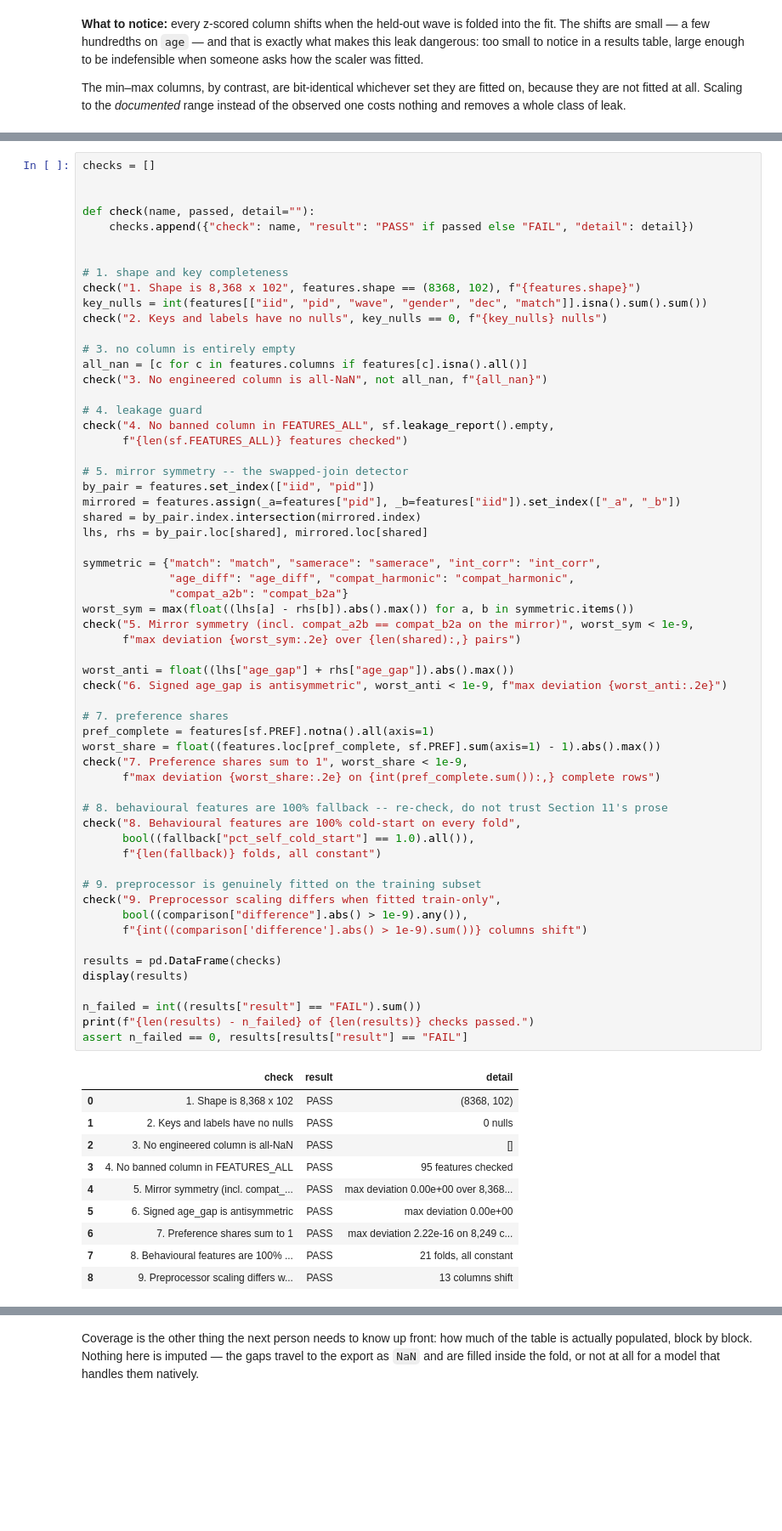
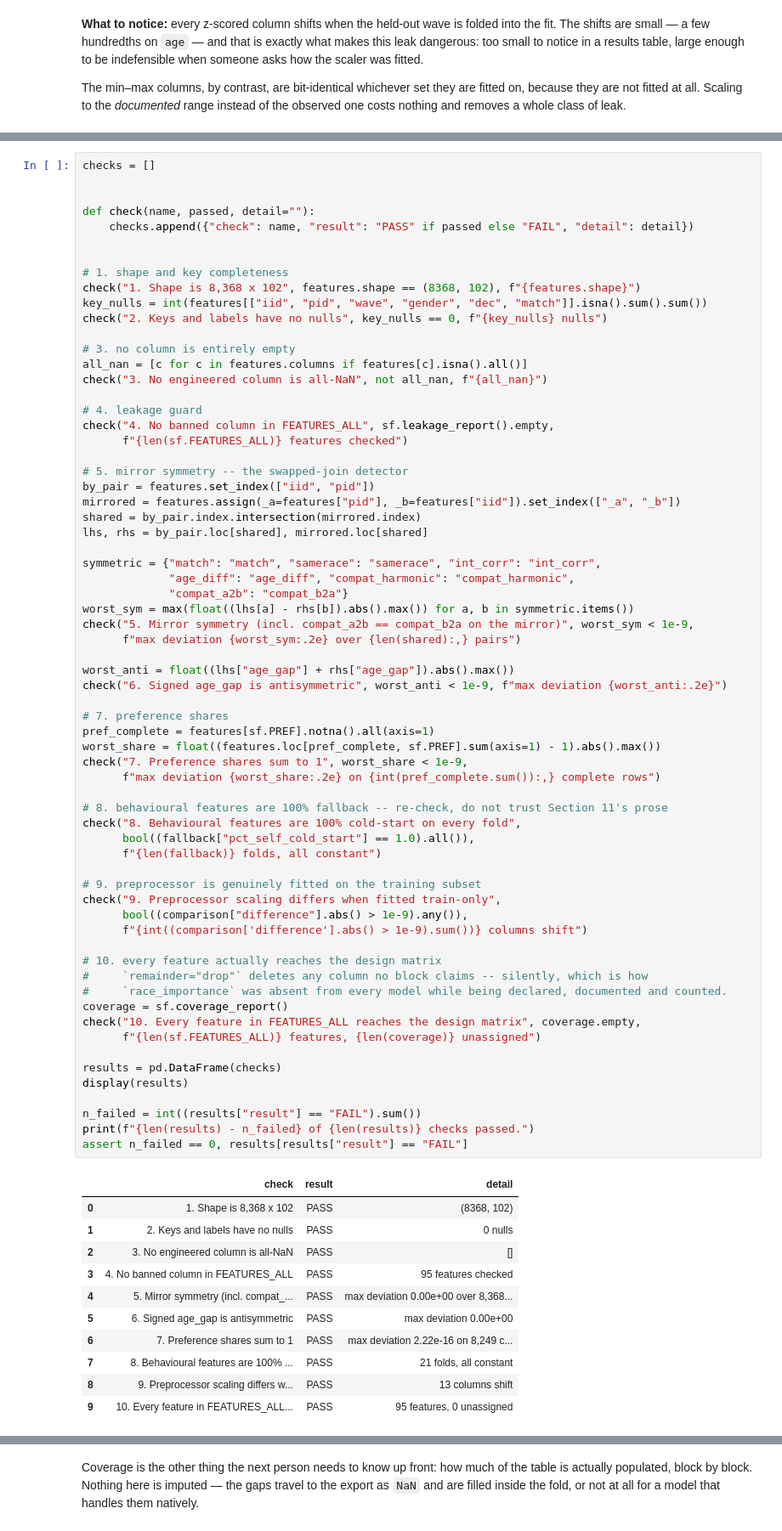
Before and after one commit to lerenardrouxx/speed_dating_experiment, a Jupyter notebook: 02_Speed_Dating_Feature_Engineering.ipynb, the cells around one changed output, grey strips where cells are left out. Shown at 85% size. Cells and saved outputs as stored; diff of their text form; blank space fills up the shorter version.

```diff
--- a/02_Speed_Dating_Feature_Engineering.ipynb
+++ b/02_Speed_Dating_Feature_Engineering.ipynb
@@ -854,30 +855,38 @@ worst_share = float((features.loc[pref_complete, sf.PREF].sum(axis=1) - 1).abs()
 check("7. Preference shares sum to 1", worst_share < 1e-9,
       f"max deviation {worst_share:.2e} on {int(pref_complete.sum()):,} complete rows")
 
 # 8. behavioural features are 100% fallback -- re-check, do not trust Section 11's prose
 check("8. Behavioural features are 100% cold-start on every fold",
       bool((fallback["pct_self_cold_start"] == 1.0).all()),
       f"{len(fallback)} folds, all constant")
 
 # 9. preprocessor is genuinely fitted on the training subset
 check("9. Preprocessor scaling differs when fitted train-only",
       bool((comparison["difference"].abs() > 1e-9).any()),
       f"{int((comparison['difference'].abs() > 1e-9).sum())} columns shift")
 
+# 10. every feature actually reaches the design matrix
+#     `remainder="drop"` deletes any column no block claims -- silently, which is how
+#     `race_importance` was absent from every model while being declared, documented and counted.
+coverage = sf.coverage_report()
+check("10. Every feature in FEATURES_ALL reaches the design matrix", coverage.empty,
+      f"{len(sf.FEATURES_ALL)} features, {len(coverage)} unassigned")
+
 results = pd.DataFrame(checks)
 display(results)
 
 n_failed = int((results["result"] == "FAIL").sum())
 print(f"{len(results) - n_failed} of {len(results)} checks passed.")
 assert n_failed == 0, results[results["result"] == "FAIL"]
 # %% [output]
 |  | check | result | detail |
 | 0 | 1. Shape is 8,368 x 102 | PASS | (8368, 102) |
 | 1 | 2. Keys and labels have no nulls | PASS | 0 nulls |
 | 2 | 3. No engineered column is all-NaN | PASS | [] |
 | 3 | 4. No banned column in FEATURES_ALL | PASS | 95 features checked |
 | 4 | 5. Mirror symmetry (incl. compat_... | PASS | max deviation 0.00e+00 over 8,368... |
 | 5 | 6. Signed age_gap is antisymmetric | PASS | max deviation 0.00e+00 |
 | 6 | 7. Preference shares sum to 1 | PASS | max deviation 2.22e-16 on 8,249 c... |
 | 7 | 8. Behavioural features are 100% ... | PASS | 21 folds, all constant |
 | 8 | 9. Preprocessor scaling differs w... | PASS | 13 columns shift |
+| 9 | 10. Every feature in FEATURES_ALL... | PASS | 95 features, 0 unassigned |
```
Also changed, not shown: parts of 4 cells of this notebook, 1 other file.
